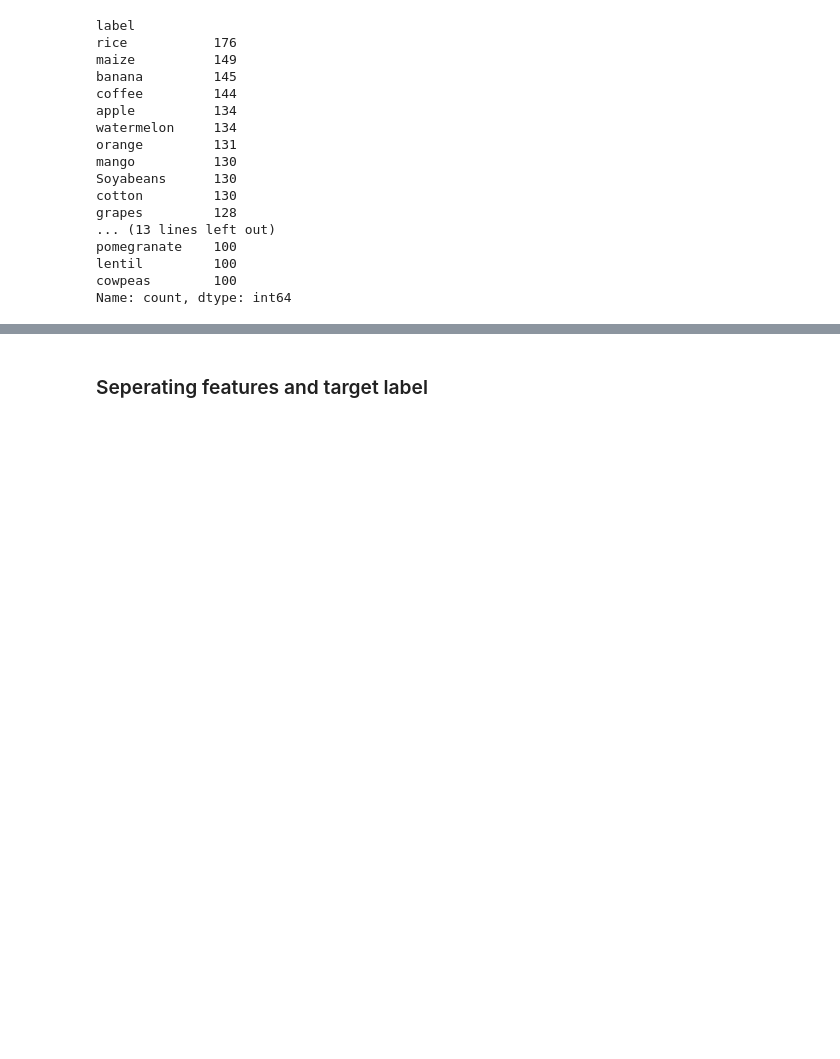
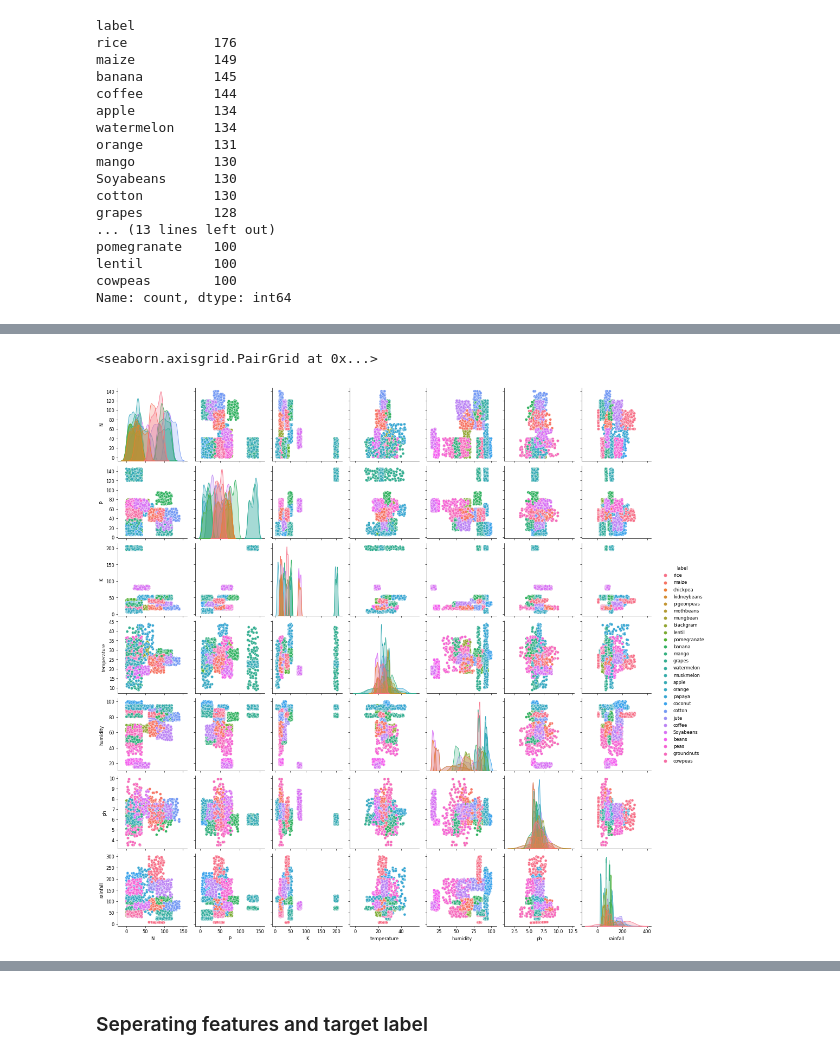
Before and after one commit to dnwiloic/uv_projet, a Jupyter notebook: notebook/Crop_Recommandation_Model.ipynb, the cells around one changed output, grey strips where cells are left out. Drawn from its saved outputs; the diff is of its cells as text; code cells hidden in the pictures; blank space fills up the shorter version.

```diff
--- a/notebook/Crop_Recommandation_Model.ipynb
+++ b/notebook/Crop_Recommandation_Model.ipynb
@@ -195,3 +232,8 @@ Name: count, dtype: int64
+# %%
+sns.pairplot(df, hue='label')
+# %% [output]
+<seaborn.axisgrid.PairGrid at 0x...>
+[figure, added]
 # %%
 # sns.heatmap(df.corr(), annot=True)
 df_numeric = df.select_dtypes(include=[float, int])
```
Also changed, not shown: parts of 17 cells of this notebook, 5 other files.
